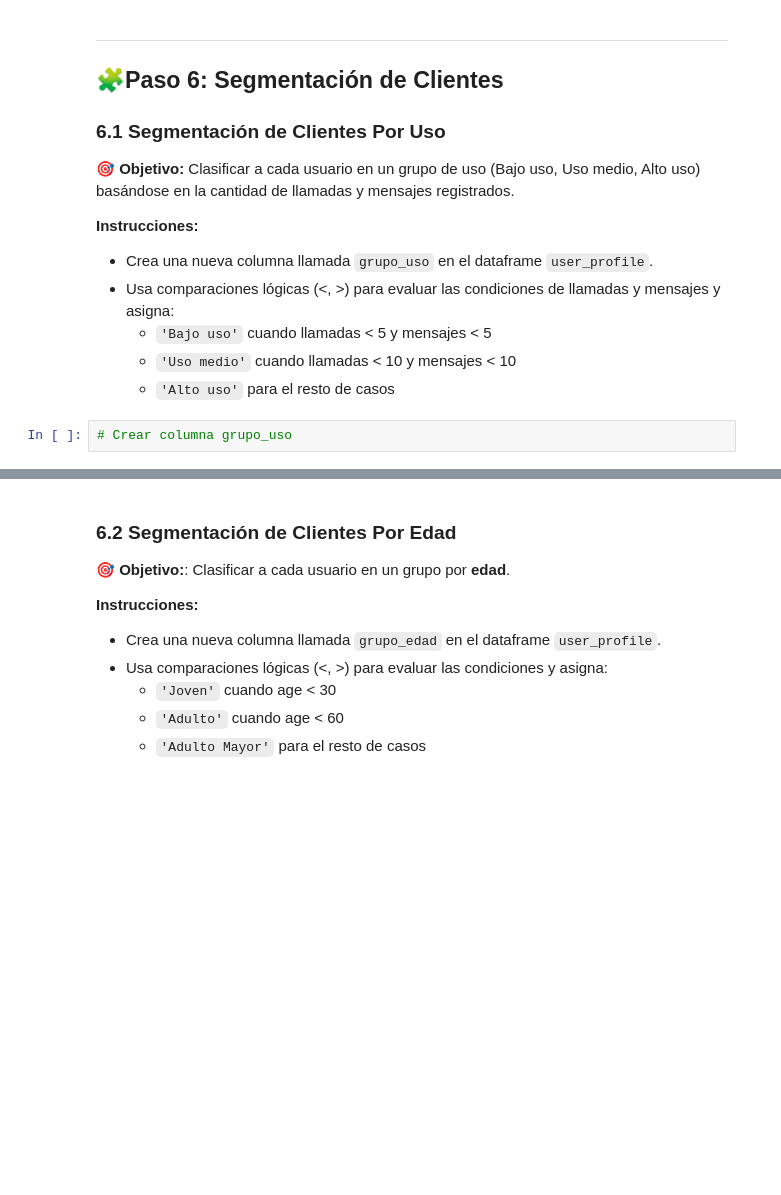
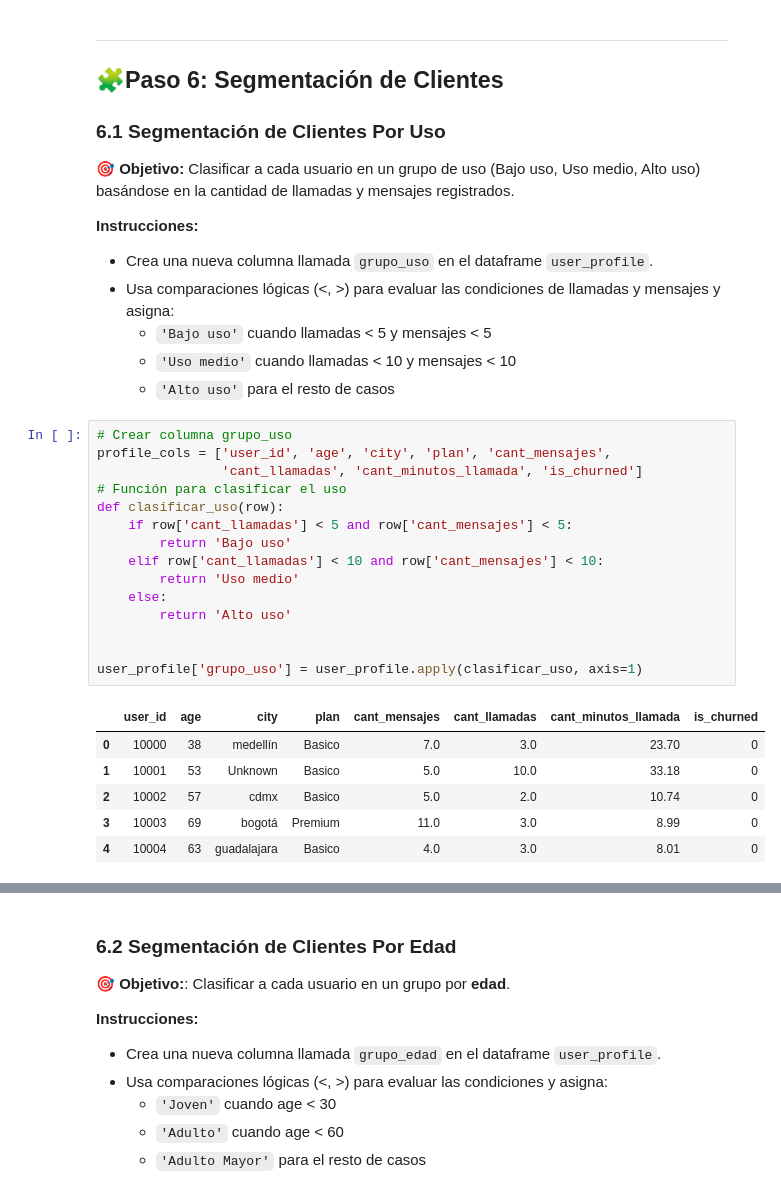
Before and after one commit to FithoGerardo/Analysis-of-a-telecommunications-company, a Jupyter notebook: Fitho_S7 Version-Estudiante-Project-ConnectaTel.ipynb, the cells around one changed output, grey strips where cells are left out. Saved outputs shown, nothing was run; the diff lists cells and outputs as text; blank space fills up the shorter version.

```diff
--- a/Fitho_S7 Version-Estudiante-Project-ConnectaTel.ipynb
+++ b/Fitho_S7 Version-Estudiante-Project-ConnectaTel.ipynb
@@ -1472,5 +1474,25 @@ Insights **Límites IQR**:
   - `'Alto uso'` para el resto de casos
 # %%
 # Crear columna grupo_uso
+profile_cols = ['user_id', 'age', 'city', 'plan', 'cant_mensajes',
+                'cant_llamadas', 'cant_minutos_llamada', 'is_churned']
+# Función para clasificar el uso
+def clasificar_uso(row):
+    if row['cant_llamadas'] < 5 and row['cant_mensajes'] < 5:
+        return 'Bajo uso'
+    elif row['cant_llamadas'] < 10 and row['cant_mensajes'] < 10:
+        return 'Uso medio'
+    else:
+        return 'Alto uso'
+
+
+user_profile['grupo_uso'] = user_profile.apply(clasificar_uso, axis=1)
+# %% [output]
+|  | user_id | age | city | plan | cant_mensajes | cant_llamadas | cant_minutos_llamada | is_churned |
+| 0 | 10000 | 38 | medellín | Basico | 7.0 | 3.0 | 23.70 | 0 |
+| 1 | 10001 | 53 | Unknown | Basico | 5.0 | 10.0 | 33.18 | 0 |
+| 2 | 10002 | 57 | cdmx | Basico | 5.0 | 2.0 | 10.74 | 0 |
+| 3 | 10003 | 69 | bogotá | Premium | 11.0 | 3.0 | 8.99 | 0 |
+| 4 | 10004 | 63 | guadalajara | Basico | 4.0 | 3.0 | 8.01 | 0 |
 # %%
 # verificar cambios
```
Also changed, not shown: parts of 3 cells of this notebook.
